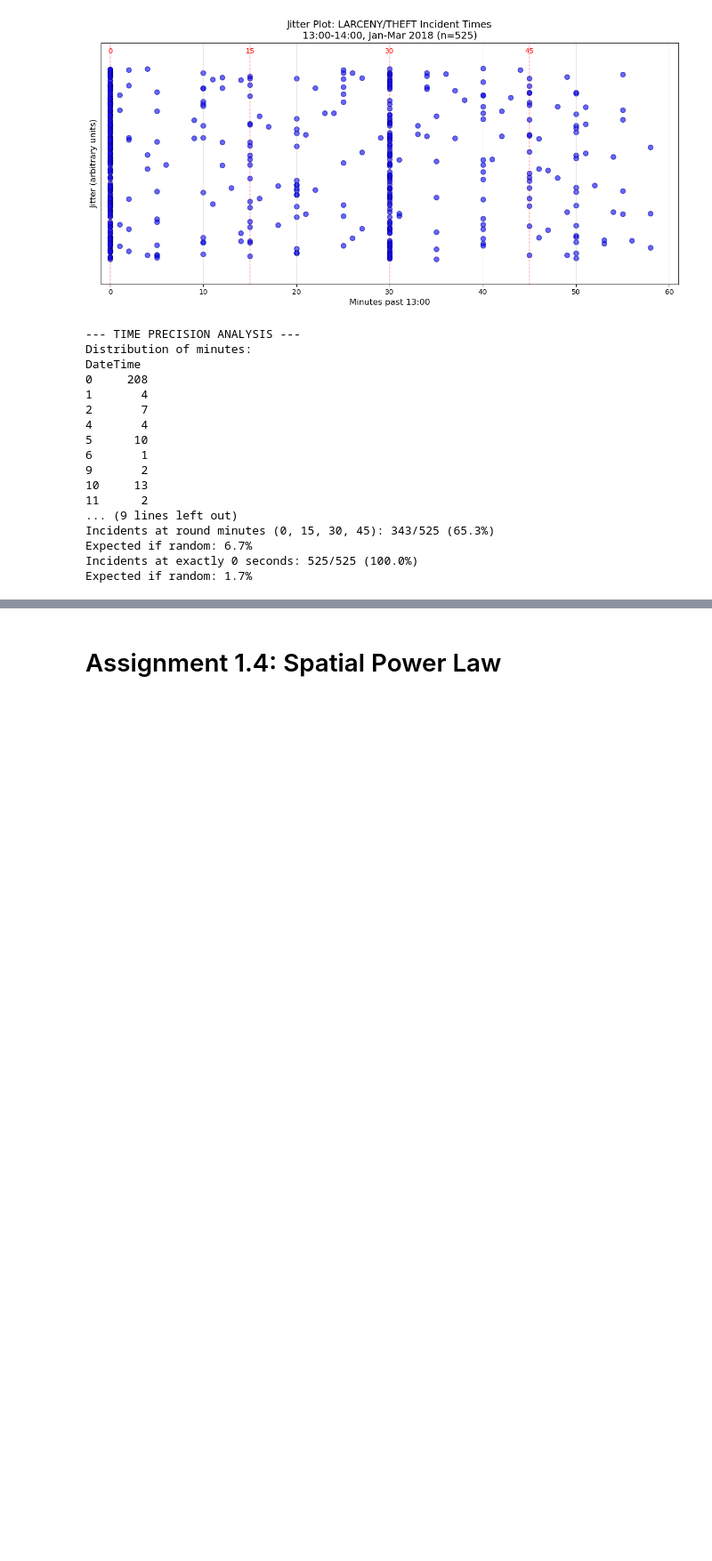
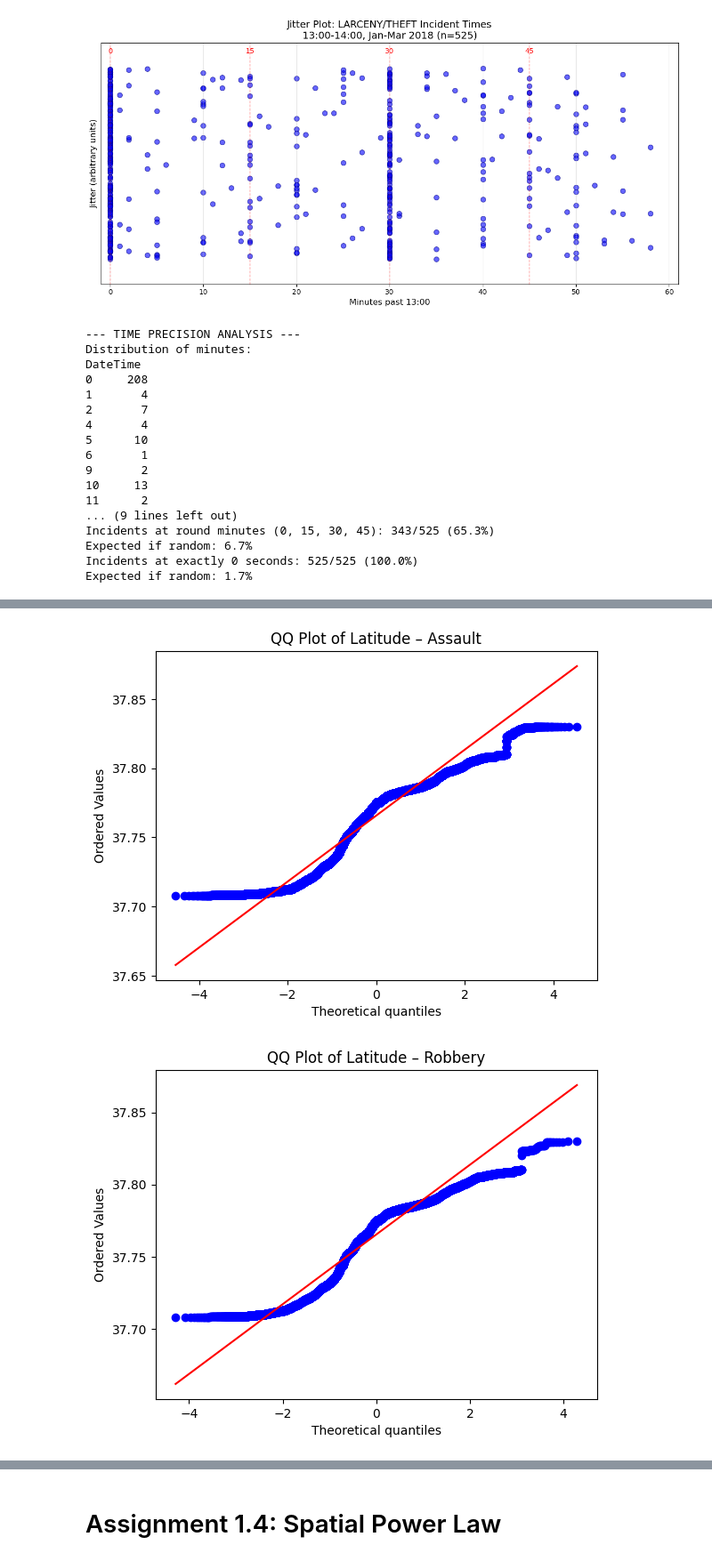
Before and after one commit to michmai/-02806-Social-Data-Analysis-and-Visualization, a Jupyter notebook: Assignment1.ipynb, the cells around one changed output, grey strips where cells are left out. Shown at 89% size. Drawn from its saved outputs; the diff is of its cells as text; code cells hidden in the pictures; blank space fills up the shorter version.

```diff
--- a/Assignment1.ipynb
+++ b/Assignment1.ipynb
@@ -798,0 +699,51 @@ This pattern indicates that incident times are often **estimated or rounded** ra
+# %%
+from scipy import stats
+
+for dataset in [df, df_historical]:
+    dataset['Latitude'] = (
+        dataset['Latitude']
+        .astype(str)
+        .str.replace(',', '.', regex=False)
+    )
+    dataset['Longitude'] = (
+        dataset['Longitude']
+        .astype(str)
+        .str.replace(',', '.', regex=False)
+    )
+
+    dataset['Latitude'] = pd.to_numeric(dataset['Latitude'], errors='coerce')
+    dataset['Longitude'] = pd.to_numeric(dataset['Longitude'], errors='coerce')
+
+    df_combined = pd.concat([df, df_historical], ignore_index=True)
+
+    df_combined = df_combined[
+    (df_combined['Latitude'] > 37) &
+    (df_combined['Latitude'] < 38)
+]
+
+    personal_focus_crimes = ['assault', 'robbery', 'burglary']
+
+df_combined['Incident Category'] = (
+    df_combined['Incident Category']
+    .astype(str)
+    .str.lower()
+)
+
+df_filtered = df_combined[
+    df_combined['Incident Category'].isin(personal_focus_crimes)
+].copy()
+
+crime_types = ['assault', 'robbery']
+
+for crime in crime_types:
+    latitudes = df_filtered[
+        df_filtered['Incident Category'] == crime
+    ]['Latitude'].dropna()
+
+    plt.figure()
+    stats.probplot(latitudes, dist="norm", plot=plt)
+    plt.title(f'QQ Plot of Latitude – {crime.capitalize()}')
+    plt.show()
+# %% [output]
+[figure, added]
+[figure, added]
```
Also changed, not shown: parts of 7 cells of this notebook.
